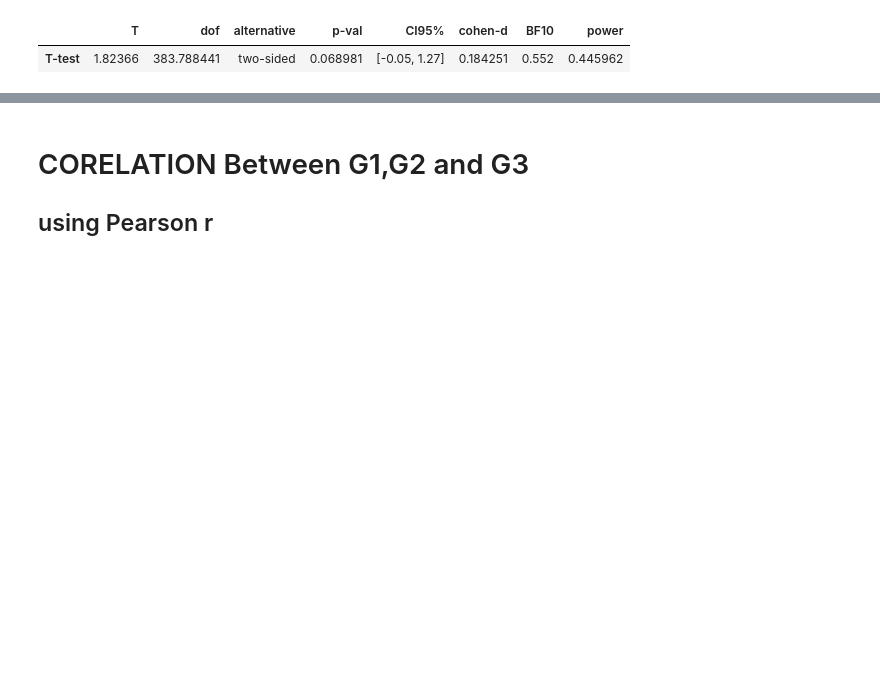
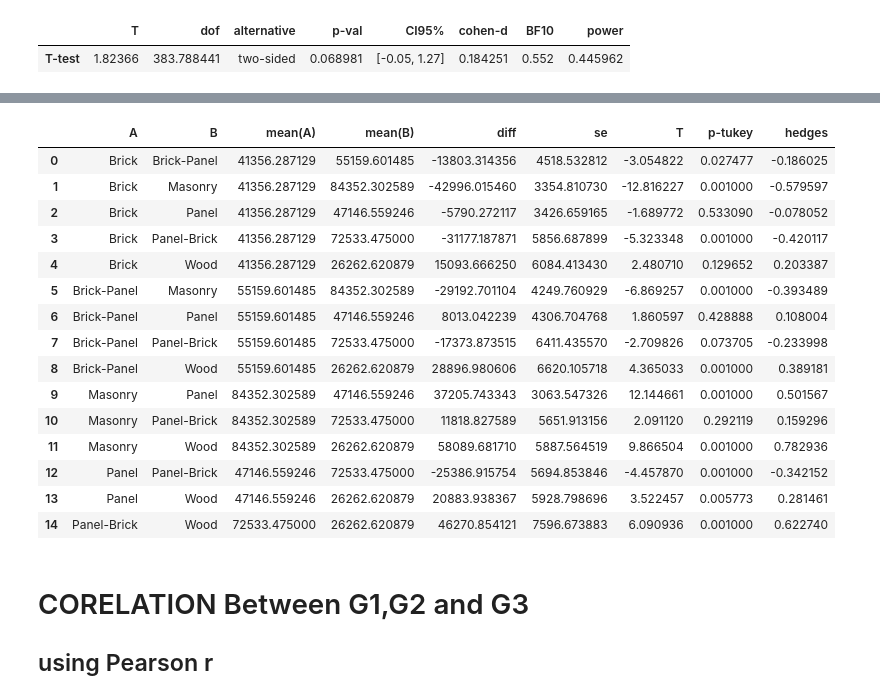
Before and after one commit to sandramwende/Statistics-in-python, a Jupyter notebook: statistics with python.ipynb, the cells around one changed output, grey strips where cells are left out. Saved outputs shown, nothing was run; the diff lists cells and outputs as text; code cells hidden in the pictures; blank space fills up the shorter version.

```diff
--- a/statistics with python.ipynb
+++ b/statistics with python.ipynb
@@ -334,3 +559,23 @@ Mean difference: 0.6098
+# %%
+pt = pg.pairwise_tukey(data=real_estate, dv='price', between='house_type')
+pt
+# %% [output]
+|  | A | B | mean(A) | mean(B) | diff | se | T | p-tukey | hedges |
+| 0 | Brick | Brick-Panel | 41356.287129 | 55159.601485 | -13803.314356 | 4518.532812 | -3.054822 | 0.027477 | -0.186025 |
+| 1 | Brick | Masonry | 41356.287129 | 84352.302589 | -42996.015460 | 3354.810730 | -12.816227 | 0.001000 | -0.579597 |
+| 2 | Brick | Panel | 41356.287129 | 47146.559246 | -5790.272117 | 3426.659165 | -1.689772 | 0.533090 | -0.078052 |
+| 3 | Brick | Panel-Brick | 41356.287129 | 72533.475000 | -31177.187871 | 5856.687899 | -5.323348 | 0.001000 | -0.420117 |
+| 4 | Brick | Wood | 41356.287129 | 26262.620879 | 15093.666250 | 6084.413430 | 2.480710 | 0.129652 | 0.203387 |
+| 5 | Brick-Panel | Masonry | 55159.601485 | 84352.302589 | -29192.701104 | 4249.760929 | -6.869257 | 0.001000 | -0.393489 |
+| 6 | Brick-Panel | Panel | 55159.601485 | 47146.559246 | 8013.042239 | 4306.704768 | 1.860597 | 0.428888 | 0.108004 |
+| 7 | Brick-Panel | Panel-Brick | 55159.601485 | 72533.475000 | -17373.873515 | 6411.435570 | -2.709826 | 0.073705 | -0.233998 |
+| 8 | Brick-Panel | Wood | 55159.601485 | 26262.620879 | 28896.980606 | 6620.105718 | 4.365033 | 0.001000 | 0.389181 |
+| 9 | Masonry | Panel | 84352.302589 | 47146.559246 | 37205.743343 | 3063.547326 | 12.144661 | 0.001000 | 0.501567 |
+| 10 | Masonry | Panel-Brick | 84352.302589 | 72533.475000 | 11818.827589 | 5651.913156 | 2.091120 | 0.292119 | 0.159296 |
+| 11 | Masonry | Wood | 84352.302589 | 26262.620879 | 58089.681710 | 5887.564519 | 9.866504 | 0.001000 | 0.782936 |
+| 12 | Panel | Panel-Brick | 47146.559246 | 72533.475000 | -25386.915754 | 5694.853846 | -4.457870 | 0.001000 | -0.342152 |
+| 13 | Panel | Wood | 47146.559246 | 26262.620879 | 20883.938367 | 5928.798696 | 3.522457 | 0.005773 | 0.281461 |
+| 14 | Panel-Brick | Wood | 72533.475000 | 26262.620879 | 46270.854121 | 7596.673883 | 6.090936 | 0.001000 | 0.622740 |
 # %% [markdown]
 # CORELATION Between G1,G2 and G3
 ## using Pearson r
```
Also changed, not shown: parts of 36 cells of this notebook, 1 other file.
